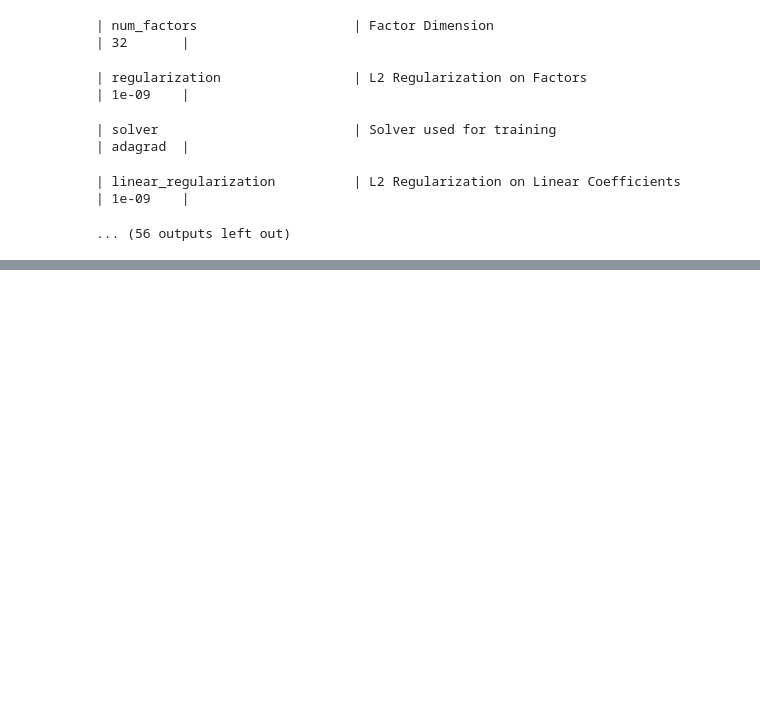
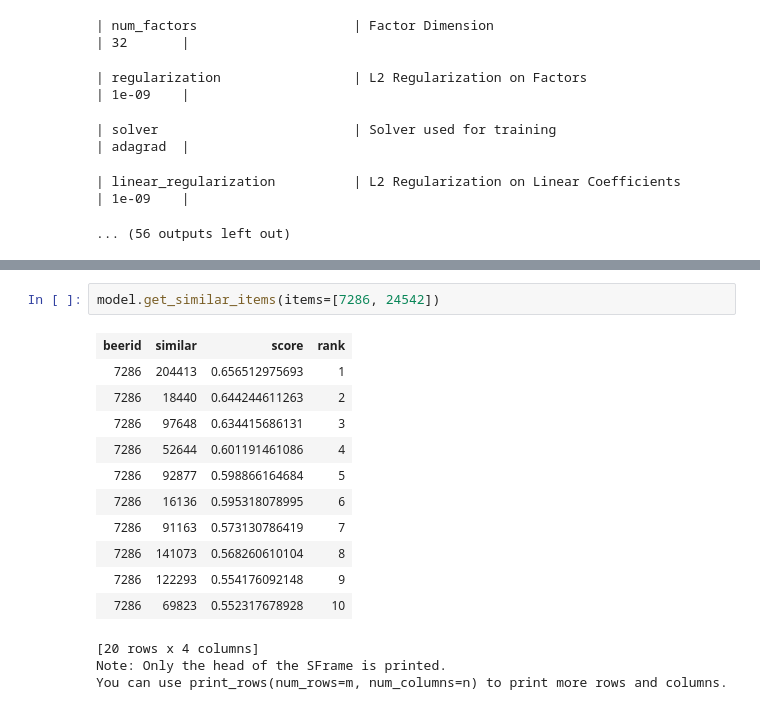
Before and after one commit to gevurtz/beer-recommender, a Jupyter notebook: script/EDA_models.ipynb, the cells around one changed output, grey strips where cells are left out. Saved outputs shown, nothing was run; the diff lists cells and outputs as text; blank space fills up the shorter version.

```diff
--- a/script/EDA_models.ipynb
+++ b/script/EDA_models.ipynb
@@ -298,0 +331,17 @@ Training ranking_factorization_recommender for recommendations.
+# %%
+model.get_similar_items(items=[7286, 24542])
+# %% [output]
+| beerid | similar | score | rank |
+| 7286 | 204413 | 0.656512975693 | 1 |
+| 7286 | 18440 | 0.644244611263 | 2 |
+| 7286 | 97648 | 0.634415686131 | 3 |
+| 7286 | 52644 | 0.601191461086 | 4 |
+| 7286 | 92877 | 0.598866164684 | 5 |
+| 7286 | 16136 | 0.595318078995 | 6 |
+| 7286 | 91163 | 0.573130786419 | 7 |
+| 7286 | 141073 | 0.568260610104 | 8 |
+| 7286 | 122293 | 0.554176092148 | 9 |
+| 7286 | 69823 | 0.552317678928 | 10 |
+[20 rows x 4 columns]
+Note: Only the head of the SFrame is printed.
+You can use print_rows(num_rows=m, num_columns=n) to print more rows and columns.
```
Also changed, not shown: parts of 5 cells of this notebook, 18 other files.
